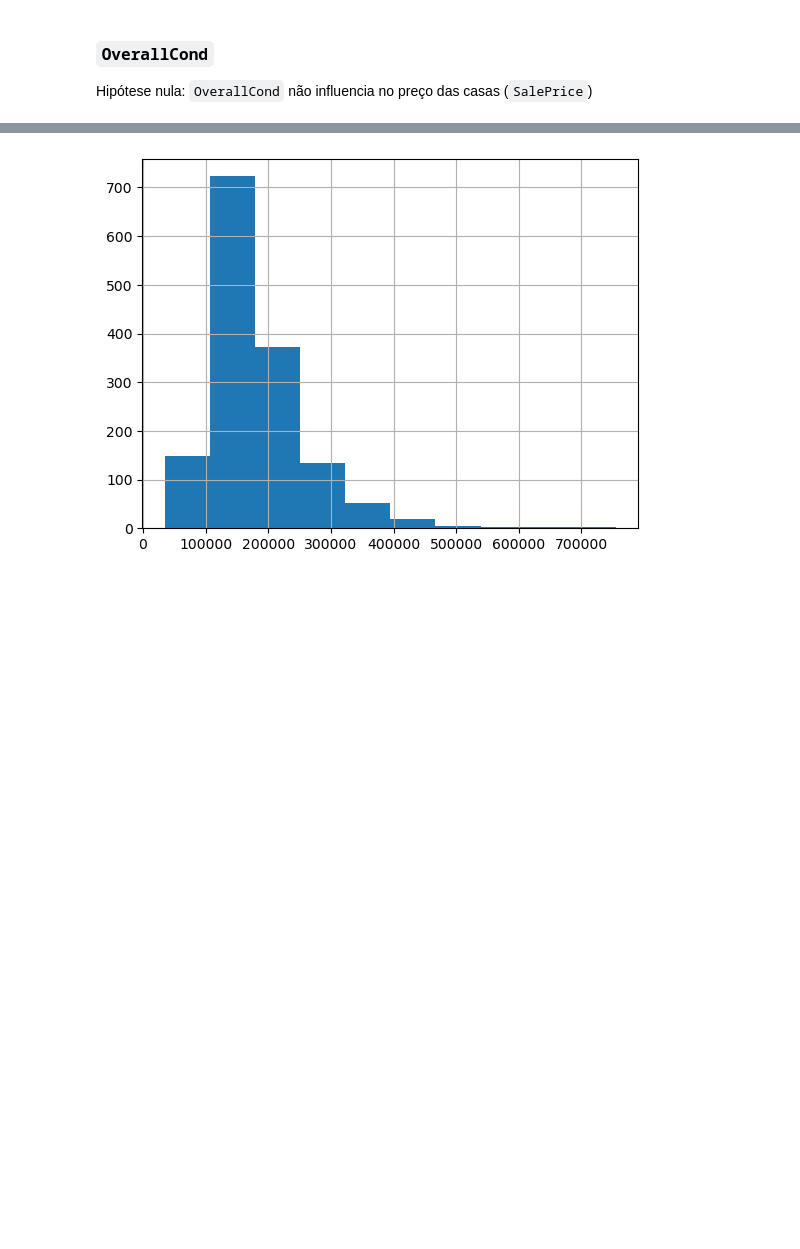
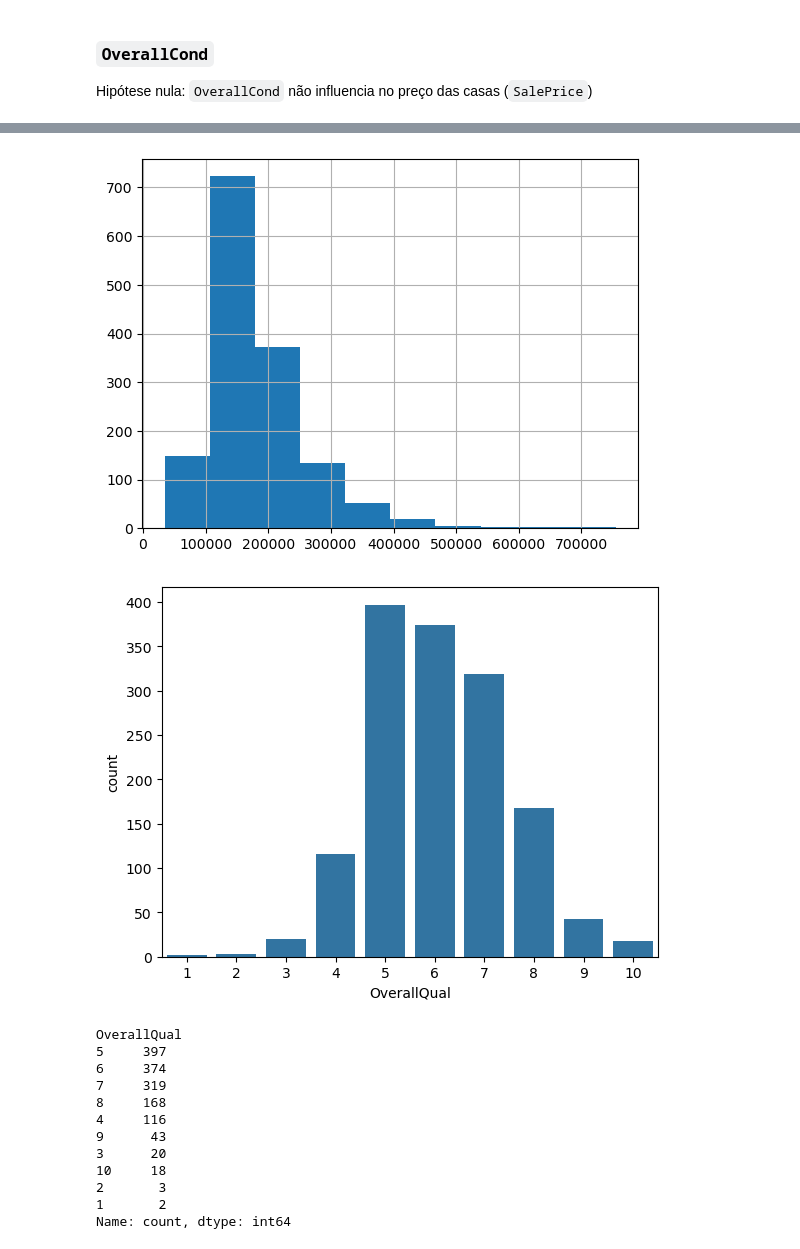
Before and after one commit to mariribeiro257/estat-exame-B, a Jupyter notebook: hypothesis_testes_2.ipynb, the cells around one changed output, grey strips where cells are left out. Saved outputs shown, nothing was run; the diff lists cells and outputs as text; code cells hidden in the pictures; blank space fills up the shorter version.

```diff
--- a/hypothesis_testes_2.ipynb
+++ b/hypothesis_testes_2.ipynb
@@ -25,10 +25,29 @@ Hipótese nula: ``OverallCond`` não influencia no preço das casas (``SalePrice
 # %%
 # Boxplot de SalePrice para variável categorica 'OverallQual'
 
 houses.boxplot(column='SalePrice', by='OverallQual')
 plt.show()
 houses.SalePrice.hist()
 plt.show()
+
+# Countplot de OverallQual
+sns.countplot(x='OverallQual', data=houses)
+plt.show()
+# Usando count para verificar a quantidade de amostras em cada grupo
+houses.OverallQual.value_counts()
 # %% [output]
 [figure]
 [figure]
+[figure, added]
+OverallQual
+5     397
+6     374
+7     319
+8     168
+4     116
+9      43
+3      20
+10     18
+2       3
+1       2
+Name: count, dtype: int64
```
Also changed, not shown: parts of 4 cells of this notebook.
